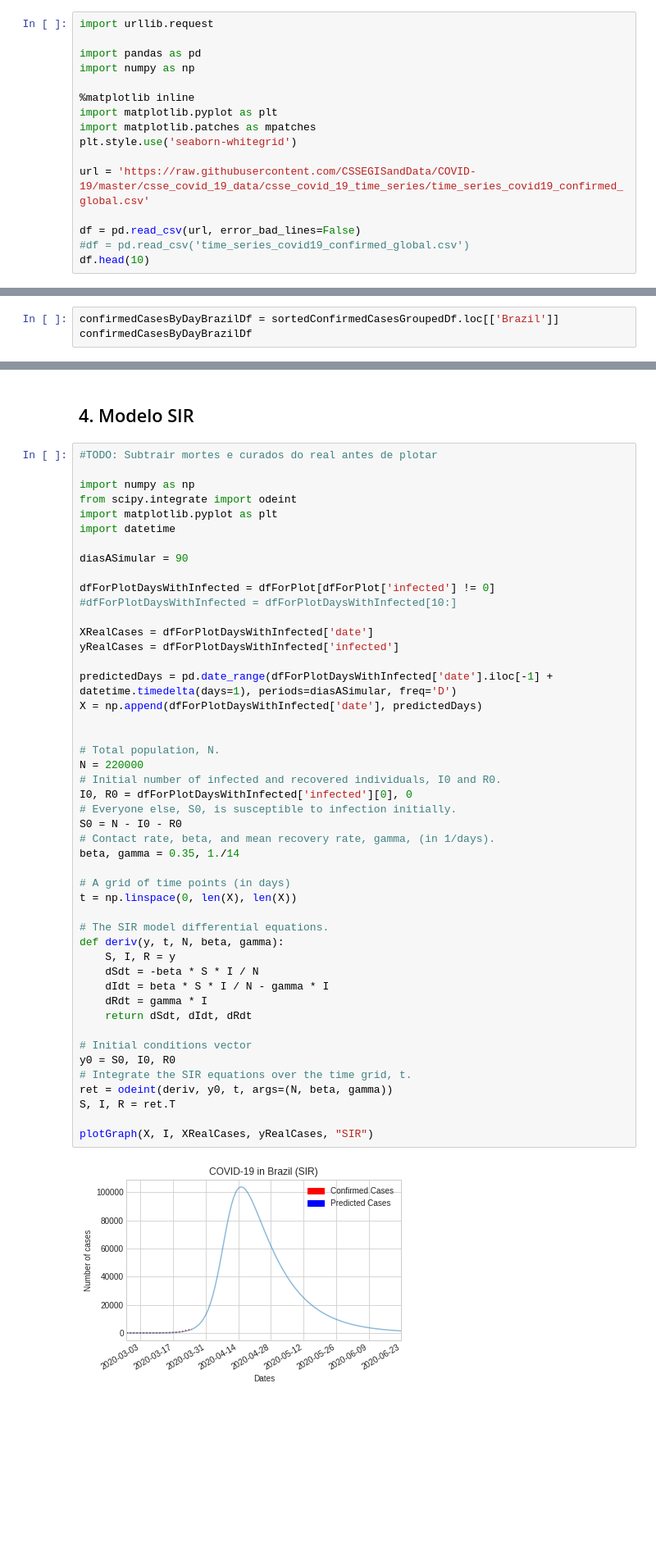
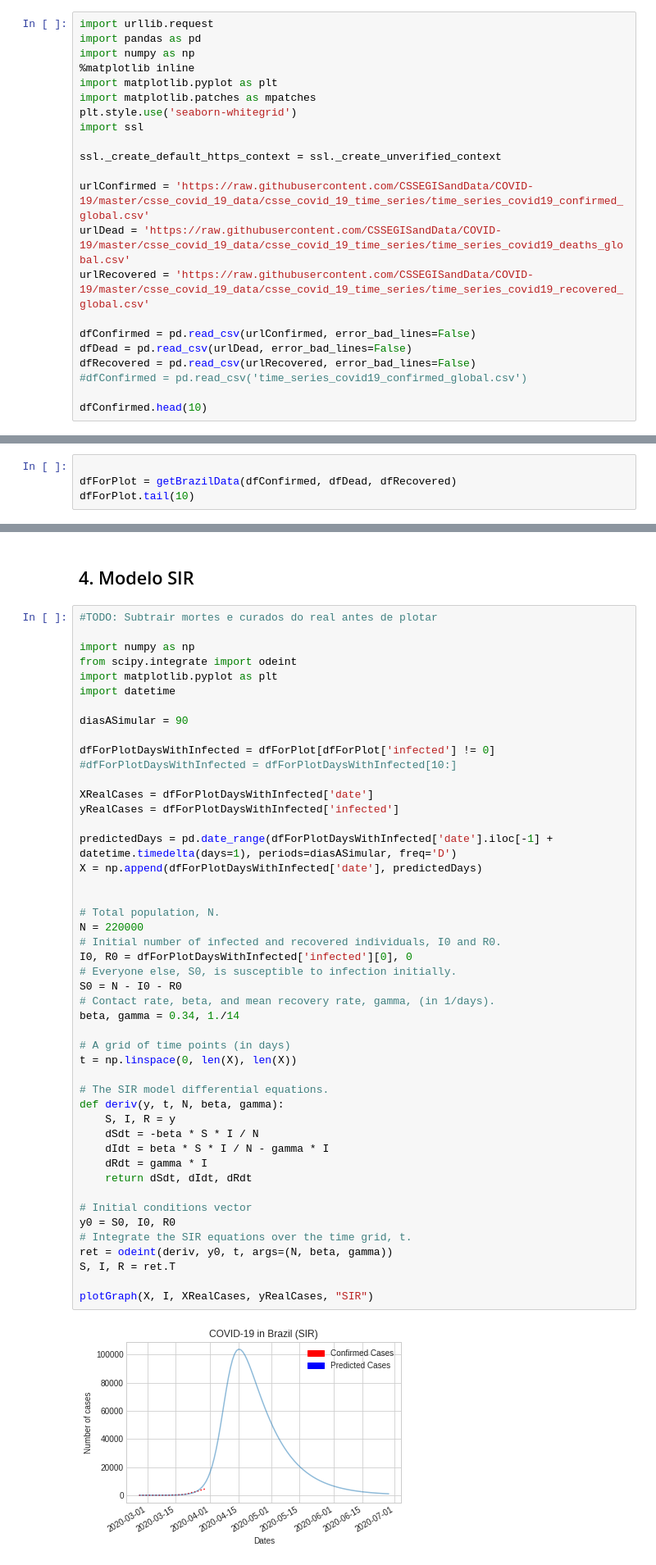
Before and after one commit to thiagoalz/Covid-19_BR_SIR, a Jupyter notebook: CorongaSIR.ipynb, the cells around one changed output, grey strips where cells are left out. Shown at 82% size. Drawn from its saved outputs; the diff is of its cells as text; blank space fills up the shorter version.

```diff
--- a/CorongaSIR.ipynb
+++ b/CorongaSIR.ipynb
@@ -10,20 +10,26 @@ Fonte dos dados: https://github.com/CSSEGISandData/COVID-19
 ## 1. Base de Dados Original
 # %%
 import urllib.request
-
 import pandas as pd
 import numpy as np
-
 %matplotlib inline
 import matplotlib.pyplot as plt
 import matplotlib.patches as mpatches
 plt.style.use('seaborn-whitegrid')
+import ssl
 
-url = 'https://raw.githubusercontent.com/CSSEGISandData/COVID-19/master/csse_covid_19_data/csse_covid_19_time_series/time_series_covid19_confirmed_global.csv'
+ssl._create_default_https_context = ssl._create_unverified_context
 
-df = pd.read_csv(url, error_bad_lines=False)
-#df = pd.read_csv('time_series_covid19_confirmed_global.csv')
-df.head(10)
+urlConfirmed = 'https://raw.githubusercontent.com/CSSEGISandData/COVID-19/master/csse_covid_19_data/csse_covid_19_time_series/time_series_covid19_confirmed_global.csv'
+urlDead = 'https://raw.githubusercontent.com/CSSEGISandData/COVID-19/master/csse_covid_19_data/csse_covid_19_time_series/time_series_covid19_deaths_global.csv'
+urlRecovered = 'https://raw.githubusercontent.com/CSSEGISandData/COVID-19/master/csse_covid_19_data/csse_covid_19_time_series/time_series_covid19_recovered_global.csv'
+
+dfConfirmed = pd.read_csv(urlConfirmed, error_bad_lines=False)
+dfDead = pd.read_csv(urlDead, error_bad_lines=False)
+dfRecovered = pd.read_csv(urlRecovered, error_bad_lines=False)
+#dfConfirmed = pd.read_csv('time_series_covid19_confirmed_global.csv')
+
+dfConfirmed.head(10)
 # %% [output]
 |  | Province/State | Country/Region | Lat | Long | 1/22/20 | 1/23/20 | 1/24/20 | 1/25/20 | 1/26/20 | ... |
 | 0 | NaN | Afghanistan | 33.0000 | 65.0000 | 0 | 0 | 0 | 0 | 0 | ... |
@@ -72,3 +77,0 @@ sortedConfirmedCasesGroupedDf.head(10)
-# %%
-confirmedCasesByDayBrazilDf = sortedConfirmedCasesGroupedDf.loc[['Brazil']]
-confirmedCasesByDayBrazilDf
@@ -104,0 +111,4 @@ dfForPlot.tail(10)
+# %%
+
+dfForPlot = getBrazilData(dfConfirmed, dfDead, dfRecovered)
+dfForPlot.tail(10)
@@ -281,35 +269,35 @@ predictedDays = pd.date_range(dfForPlotDaysWithInfected['date'].iloc[-1] + datet
 X = np.append(dfForPlotDaysWithInfected['date'], predictedDays)
 
 
 # Total population, N.
 N = 220000
 # Initial number of infected and recovered individuals, I0 and R0.
 I0, R0 = dfForPlotDaysWithInfected['infected'][0], 0
 # Everyone else, S0, is susceptible to infection initially.
 S0 = N - I0 - R0
 # Contact rate, beta, and mean recovery rate, gamma, (in 1/days).
-beta, gamma = 0.35, 1./14
+beta, gamma = 0.34, 1./14
 
 # A grid of time points (in days)
 t = np.linspace(0, len(X), len(X))
 
 # The SIR model differential equations.
 def deriv(y, t, N, beta, gamma):
     S, I, R = y
     dSdt = -beta * S * I / N
     dIdt = beta * S * I / N - gamma * I
     dRdt = gamma * I
     return dSdt, dIdt, dRdt
 
 # Initial conditions vector
 y0 = S0, I0, R0
 # Integrate the SIR equations over the time grid, t.
 ret = odeint(deriv, y0, t, args=(N, beta, gamma))
 S, I, R = ret.T
 
 plotGraph(X, I, XRealCases, yRealCases, "SIR")
 # %% [output]
-[figure, old version]
+[figure, new version]
 # %%
 print("Proximas previsões: ")
 
```
Also changed, not shown: parts of 16 cells of this notebook, 3 other files.
